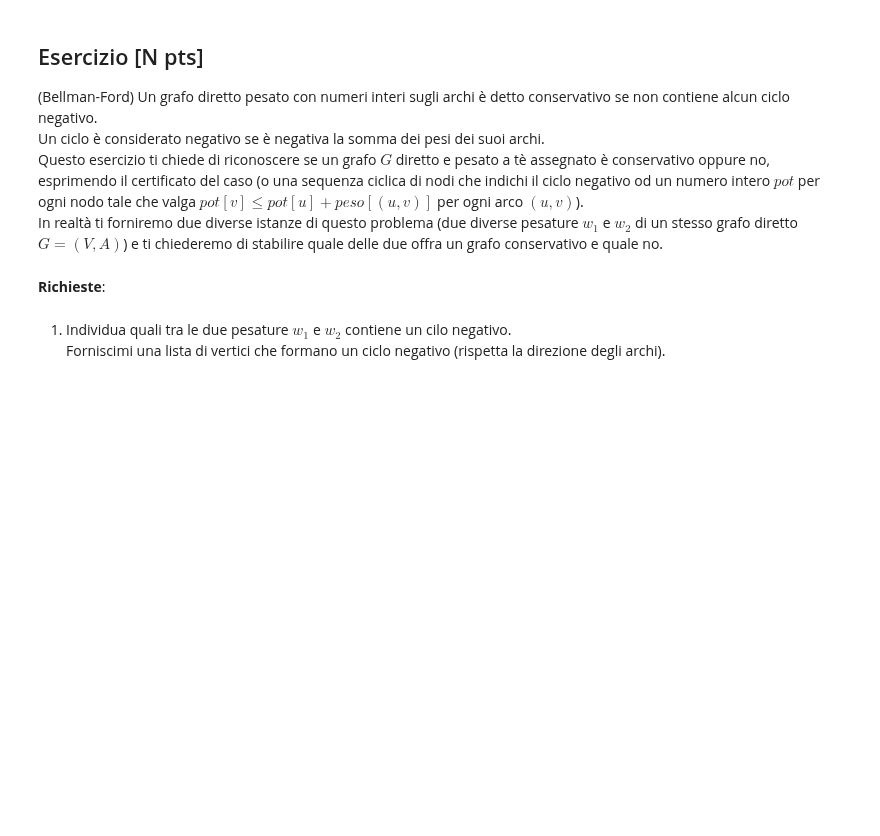
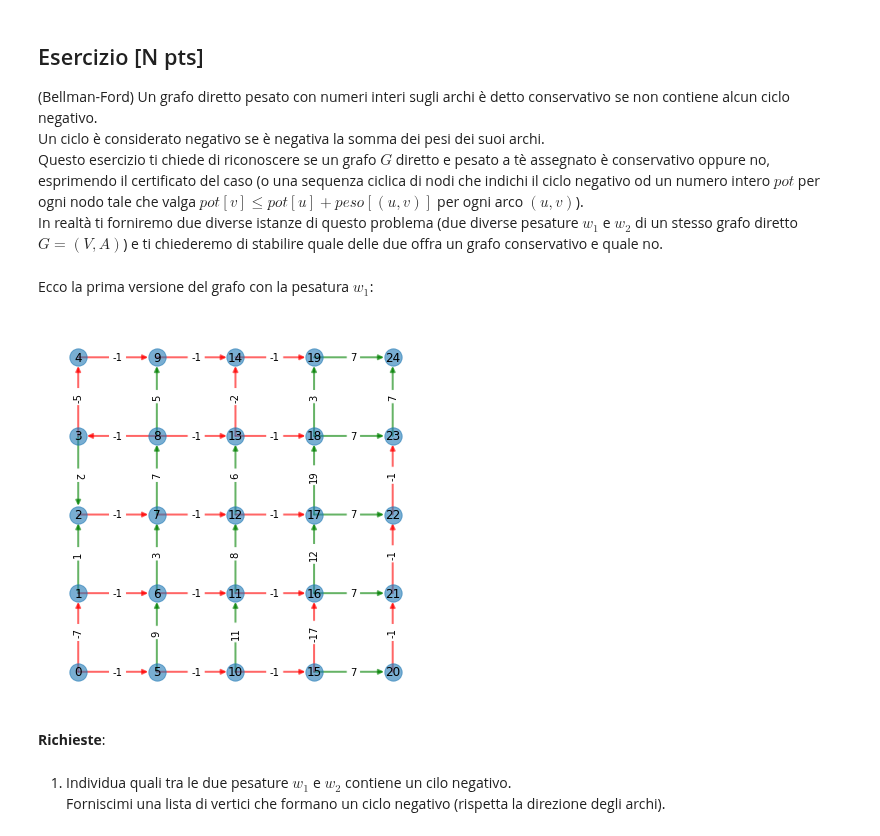
Before and after one commit to romeorizzi/eduexams, a Jupyter notebook: Notebook_nonApplet/cicli-grid.ipynb, the cells around one changed output. Cells and saved outputs as stored; diff of their text form; code cells hidden in the pictures; blank space fills up the shorter version.

```diff
--- a/Notebook_nonApplet/cicli-grid.ipynb
+++ b/Notebook_nonApplet/cicli-grid.ipynb
@@ -93,15 +41,12 @@ def visualizza(grafo):
     #nx.draw_networkx_edge_labels(grafo,pos,edge_labels=labels)
     plt.show()
 
-def visualizza_icosaedro(grafo):
-    front_face = [15, 16, 17, 18, 19]
-    back_face = [0, 1, 2, 3, 4]
-    middle = list(set(range(20)).difference(front_face + back_face))
-    shells = [front_face] + [middle] + [back_face]
-    pos = nx.shell_layout(grafo, shells)
+def visualizza_griglia(grafo):
+    pos = dict( (n, n) for n in grafo.nodes() )
+    labels = dict( ((i, j), i * 5 + j) for i, j in grafo.nodes() )
     #nx.draw_networkx(icosaedro, pos)
     nx.draw_networkx_nodes(grafo, pos, alpha=0.6) #node_color='cyan',
-    nx.draw_networkx_labels(grafo, pos)
+    nx.draw_networkx_labels(grafo, pos, labels=labels)
     #disegna archi e etichette sugli archi
     positive=[(u,v) for (u,v,d) in grafo.edges(data=True) if d['w'] >= 0]
     negative=[(u,v) for (u,v,d) in grafo.edges(data=True) if d['w'] < 0]
@@ -118,14 +63,18 @@ def visualizza_icosaedro(grafo):
 
 def verifica_ciclo_negativo(grafo,node_list, return_only_boolean=False):
     n=len(node_list)
+    aux=[]
+    for node in node_list:
+        aux.append((node//5, node%5))
+    print(aux)
     check = 0
     try:
         for i in range(1,n):
-            check = check + grafo[node_list[i-1]][node_list[i]]['w']
-        check = check + grafo[node_list[n-1]][node_list[0]]['w']
+            check = check + grafo[aux[i-1]][aux[i]]['w']
+        check = check + grafo[aux[n-1]][aux[0]]['w']
         if check < 0:
             if return_only_boolean==False:
-                visualizza_icosaedro(grafo)
+                visualizza_griglia(grafo)
             if return_only_boolean:
                 return True
             return  evaluation_format("Si", 10, 10)+f"Mi hai convinto! La sequenza di nodi $node\_list={node_list}$  che hai fornito descrive effettivamente un ciclo negativo."
@@ -264,5 +199,8 @@ Questo esercizio ti chiede di riconoscere se un grafo $G$ diretto e pesato a tè
 In realtà ti forniremo due diverse istanze di questo problema (due diverse pesature $w_1$ e $w_2$ di un stesso grafo diretto $G=(V,A)$) e ti chiederemo di stabilire quale delle due offra un grafo conservativo e quale no.
 # %%
 display(Markdown(f"Ecco la prima versione del grafo con la pesatura $w_1$:"))
-visualizza_icosaedro(icosaedro_1)
+visualizza_griglia(griglia1)
+# %% [output]
+Ecco la prima versione del grafo con la pesatura $w_1$:
+[figure, added]
 # %%
```
Also changed, not shown: parts of 6 cells of this notebook.
